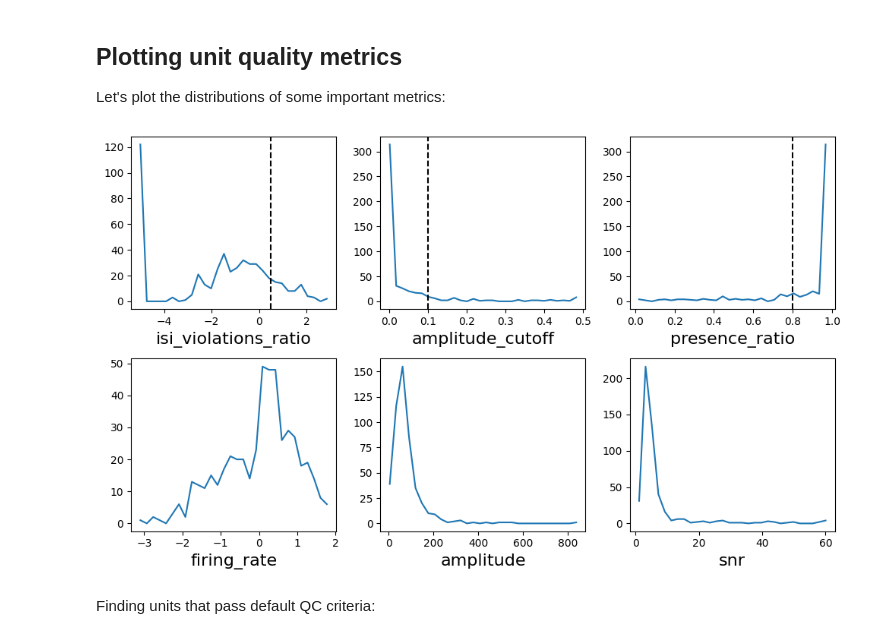
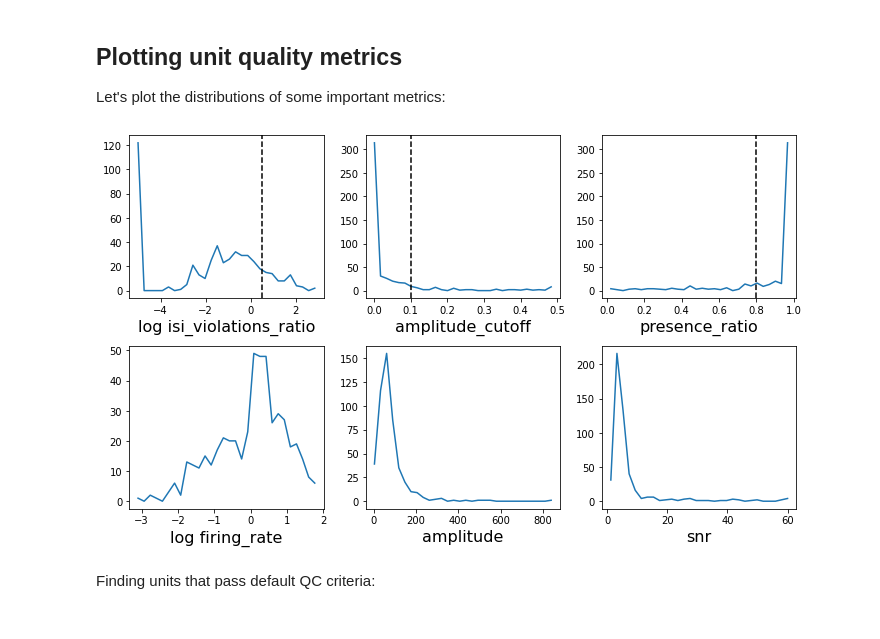
Before and after one commit to AllenNeuralDynamics/aind-uw-cnc-workshop, a Jupyter notebook: code/optotagging.ipynb, the cells around one changed output. Saved outputs shown, nothing was run; the diff lists cells and outputs as text; code cells hidden in the pictures.

```diff
--- a/code/optotagging.ipynb
+++ b/code/optotagging.ipynb
@@ -121,24 +124,27 @@ Let's plot the distributions of some important metrics:
 # %%
 def plot_metric(metric, threshold=None, use_log=False):
     m = units[metric].dropna()
     if use_log:
         m = np.log10(m+1e-5) # add small offset to avoid log(0)
     h,v = np.histogram(m, bins=30)
     plt.plot(v[:-1],h)
-    plt.xlabel(metric, fontsize=16)
+    if use_log:
+        plt.xlabel("log "+metric, fontsize=16)
+    else:
+        plt.xlabel(metric, fontsize=16)
     if threshold:
         plt.axvline(x=threshold, ls='--', color='k')
 
 qc_metrics = ['isi_violations_ratio','amplitude_cutoff','presence_ratio','firing_rate','amplitude','snr']
 thresholds = [0.5, 0.1, 0.8, None, None, None]
 use_log = [True, False, False, True, False, False]
 plt.figure(figsize=(10,6))
 for i, metric in enumerate(qc_metrics):
     plt.subplot(2,3,i+1)
     plot_metric(metric, thresholds[i], use_log[i])
     plt.tight_layout()
 # %% [output]
-[figure, old version]
+[figure, new version]
 # %% [markdown]
 Finding units that pass default QC criteria:
 # %%
```
Also changed, not shown: parts of 12 cells of this notebook, 3 other files.
